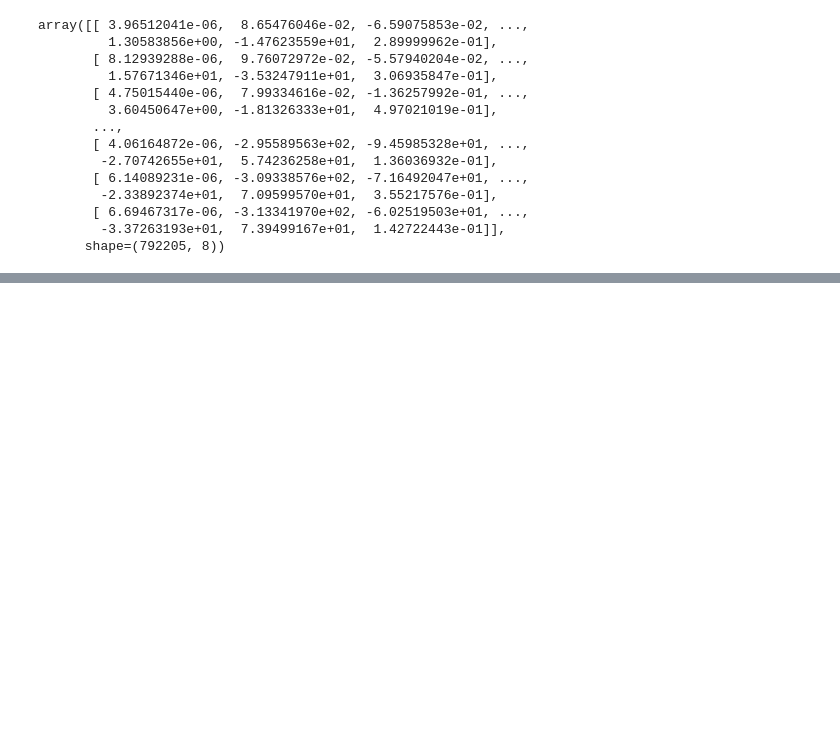
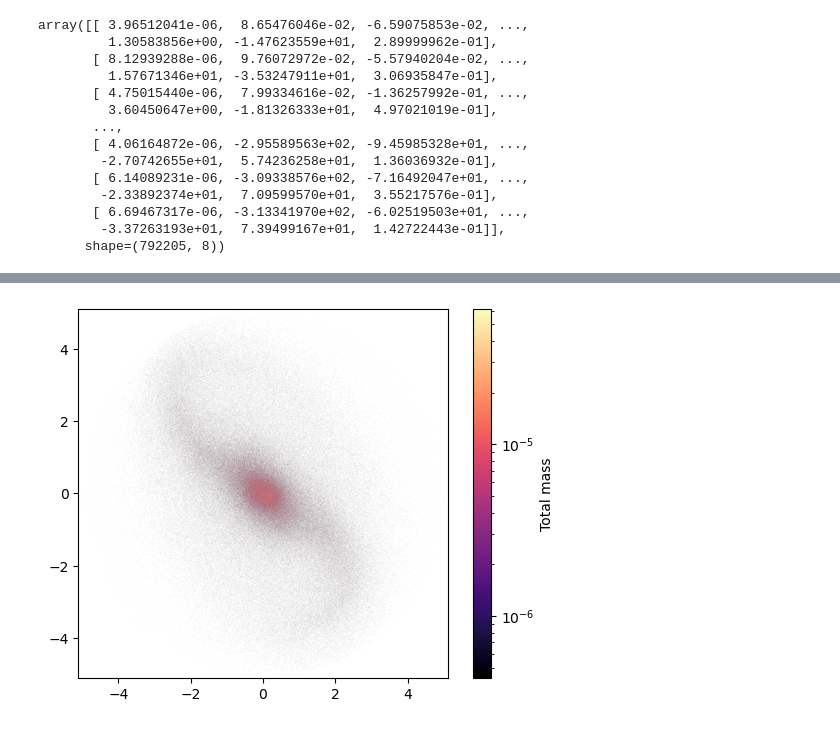
Before and after one commit to Alverd02/Kinematic-Signatures-of-Bars-and-Spirals-in-TNG50-Galaxies, a Jupyter notebook: Kinematic Signatures of Bars and Spirals in TNG50 Galaxies.ipynb, the cells around one changed output, grey strips where cells are left out. Saved outputs shown, nothing was run; the diff lists cells and outputs as text; code cells hidden in the pictures; blank space fills up the shorter version.

```diff
--- a/Kinematic Signatures of Bars and Spirals in TNG50 Galaxies.ipynb
+++ b/Kinematic Signatures of Bars and Spirals in TNG50 Galaxies.ipynb
@@ -280,0 +342,24 @@ np.savetxt('discs/stars_'+str(nameid)+'_snap_'+str(snapnum)+"_2RS"+'.txt', outda
+# %%
+grid_resolution = 3000
+
+ret = binned_statistic_2d(x_cut, y_cut,
+    m_cut,
+    statistic='sum',
+    bins=grid_resolution
+)
+
+mass_map = ret.statistic
+x_edges = ret.x_edge
+y_edges = ret.y_edge
+
+smoothed_density = gaussian_filter(mass_map, sigma=2)
+
+limit = 2*RS  # Adjust this based on your galaxy's expected size
+plt.xlim(-limit, limit)
+plt.ylim(-limit, limit)
+
+plt.imshow(mass_map.T, origin='lower', extent=[x_edges[0], x_edges[-1], y_edges[0], y_edges[-1]],cmap='magma',norm=LogNorm())
+plt.colorbar(label='Total mass')
+plt.show()
+# %% [output]
+[figure, added]
```
Also changed, not shown: parts of 16 cells of this notebook, 1 other file.
